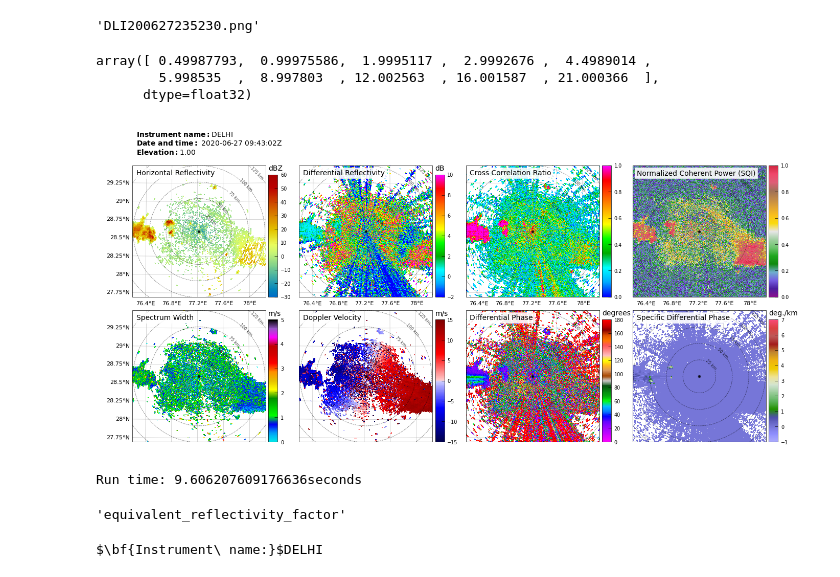
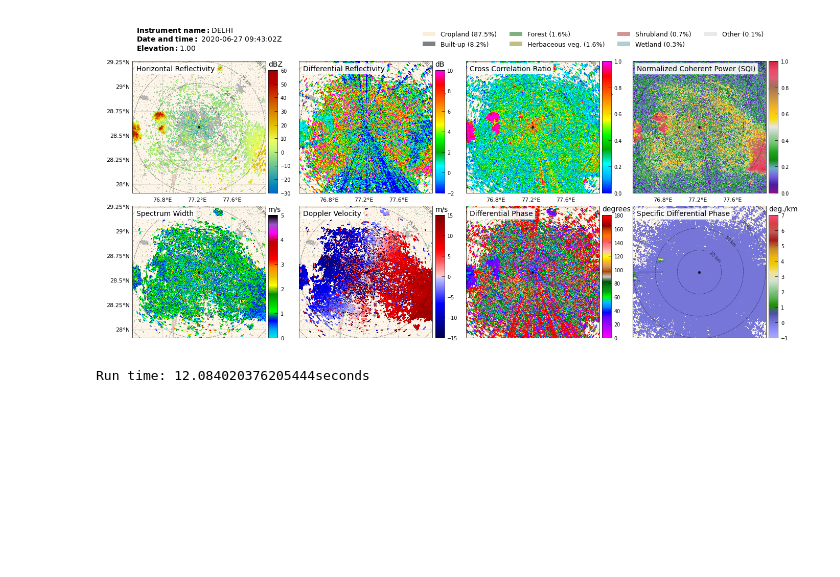
Before and after one commit to sarah-barr/pestdar, a Jupyter notebook: plotting/notebooks/delhi_plotting_w_land.ipynb, the cells around one changed output. Drawn from its saved outputs; the diff is of its cells as text; code cells hidden in the pictures; blank space fills up the shorter version.

```diff
--- a/plotting/notebooks/delhi_plotting_w_land.ipynb
+++ b/plotting/notebooks/delhi_plotting_w_land.ipynb
@@ -55,6 +64,3 @@ for timestep in fnames:
 
 for fname in timesteps:
     sname = fname[0:15] + '.png'
-sname
-# %% [output]
-'DLI200627235230.png'
@@ -106,12 +88,6 @@ vmax = [1, 180, 10, 1, 60, 7, 5, 15]
 units = ['', 'degrees', 'dB', '', 'dBZ', 'deg./km', 'm/s',  'm/s']
 
 plt_order = [3,7,2,4,1,8,5,6]
-# %%
-radar.fixed_angle['data']
-# %% [output]
-array([ 0.49987793,  0.99975586,  1.9995117 ,  2.9992676 ,  4.4989014 ,
-        5.998535  ,  8.997803  , 12.002563  , 16.001587  , 21.000366  ],
-      dtype=float32)
 # %%
 startTime = time.time()
 
@@ -144,7 +120,7 @@ projection = ccrs.LambertConformal(central_latitude=radar.latitude['data'][0],
                                    central_longitude=radar.longitude['data'][0])
 ## adjust plot area
 x=0.4
-r = 100
+r = 75
 
 min_lat  = radar.latitude['data'][0]  - (r / 6378 ) * (180 / np.pi)
 max_lat  = radar.latitude['data'][0]  + (r / 6378 ) * (180 / np.pi)
@@ -160,7 +136,7 @@ max_lon = radar.longitude['data'][0] + (r / 6378 ) * (180 / np.pi) / np.cos(rada
 
 
 ## get land cover info
-#rst, img_ext, cmap, norm, name, lcp = get_land_cover(radar, projection)
+rst, img_ext, cmap, norm, name, lcp = get_land_cover(radar, projection)
 
 
 for field in fields:
@@ -193,14 +169,12 @@ for field in fields:
 
 
     ## plot landcover raster
-    #ax.imshow(rst, extent = img_ext, cmap = cmap, norm =norm, interpolation='nearest', alpha = 0.3, zorder = 0.5)
+    ax.imshow(rst, extent = img_ext, cmap = cmap, norm =norm, interpolation='nearest', alpha = 0.3, zorder = 0.5)
     radar.fields['reflectivity']['standard_name']
     ## add title
     ax.text(0.03,0.97, plt_names[pnum], fontsize = 5, bbox=dict(facecolor=(1,1,1,0.9),
                                         edgecolor=(1,1,1,0.5),linewidth = 0.5, pad = 1.25), transform=ax.transAxes, va = 'top', ha = 'left', zorder = 10)
 
- #   ax.text(0.03,0.97, radar.fields[field]['standard_name'], fontsize = 5, bbox=dict(facecolor=(1,1,1,0.9),
- #                                       edgecolor=(1,1,1,0.5),linewidth = 0.5, pad = 1.25), transform=ax.transAxes, va = 'top', ha = 'left', zorder = 10)
     ## format colorbar
     divider = make_axes_locatable(ax)
     #cax = divider.append_axes("right", size="7%", pad=0.075, axes_class = plt.Axes)
@@ -219,49 +193,39 @@ for field in fields:
 
     cbar = plt.colorbar(ax.collections[0], cax=cax, orientation="vertical")
     cbar.ax.tick_params(axis='y', direction='in', labelsize = 3.5, pad = 2, width = 0.25, length = 2)
     cbar.outline.set_linewidth(0.25)
     #cax.set_ylabel(radar.fields[field]['units'], rotation = 270, fontsize = 12,  weight="bold", labelpad = 4)
     ax.set_title(units[pnum], y = 0.94, x = 1.02,
                   fontsize = 5, va = 'top', ha = 'left')
 
     ## add range rings
     range_rings = [25,50,75,100,125,150]
     label_range_ring(range_rings, ax, 45)
 
     ## add point for radar
     ax.plot(radar.longitude['data'][0], radar.latitude['data'][0], marker = 'o', markersize = 1, c = 'black', alpha = 0.7, transform = ccrs.PlateCarree())
 
-#title = instrument_name + time_text + ' Elevation %.2f' % (elevation)
 
 title = '$\\bf{Instrument\ name:}$' + '{}'.format(instrument_name) + '\n' + '$\\bf{Date\ and\ time:}$' + '{}'.format(time_text) + '\n' + '$\\bf{Elevation:}$' + '{:.2f}'.format(elevation)
-#title = 'Location: ' + '{}'.format(instrument_name) + '\n' + 'Data and Time: ' + '{}'.format(time_text) + '\n' + 'Elevation: ' + '{}'.format(ele)
 plt.suptitle(title, fontsize=5, y = 0.92, x = 0.13, ha = 'left', va = 'center')
 plt.subplots_adjust(hspace=0.001,wspace=0.25)
 
 #land cover legend
-#sort_inds = np.flip(np.argsort(lcp))
-#patches = [mpatches.Patch(color=cmap(i), label='{} ({:.1f}%)'.format(name[i], lcp[i]), linewidth=0, alpha = 0.5) for i in sort_inds]
-#fig.legend(handles=patches, fontsize = 4.5, loc='center right', bbox_to_anchor=(0.9, 0.92), borderaxespad=0., ncol=4, frameon=False)
+sort_inds = np.flip(np.argsort(lcp))
+patches = [mpatches.Patch(color=cmap(i), label='{} ({:.1f}%)'.format(name[i], lcp[i]), linewidth=0, alpha = 0.5) for i in sort_inds]
+fig.legend(handles=patches, fontsize = 4.5, loc='center right', bbox_to_anchor=(0.9, 0.92), borderaxespad=0., ncol=4, frameon=False)
 
-sname = 'salalah_' + time_start.strftime('%Y-%m-%d') + '_' + time_start.strftime('%H%M%SZ')+'.png'
+sname = 'delhi_' + time_start.strftime('%Y-%m-%d') + '_' + time_start.strftime('%H%M%SZ')+'.png'
 spath = os.path.join('/gws/nopw/j04/ncas_radar_vol1/eeslb/oman_test_plots', '20200401', sname)
 
 #plt.savefig(spath, format='png',bbox_inches='tight')
 plt.show()
 
 executionTime = (time.time() - startTime)
 print('Run time: ' + str(executionTime) + 'seconds')
 # %% [output]
-[figure, old version]
+[figure, new version]
-Run time: 9.606207609176636seconds
+Run time: 12.084020376205444seconds
-# %%
-radar.fields['reflectivity']['standard_name']
-# %% [output]
-'equivalent_reflectivity_factor'
-# %%
-title = '$\\bf{Instrument\ name:}$' + '{}'.format(instrument_name)
-# %% [output]
-$\bf{Instrument\ name:}$DELHI
 # %%
 from osgeo import gdal
 import matplotlib
```
Also changed, not shown: parts of 4 cells of this notebook, 3 other files.
